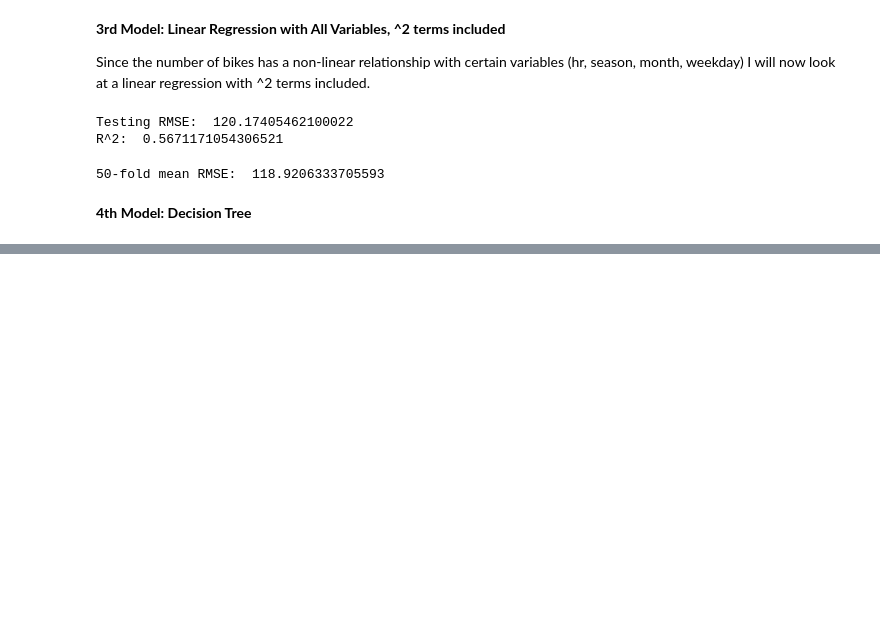
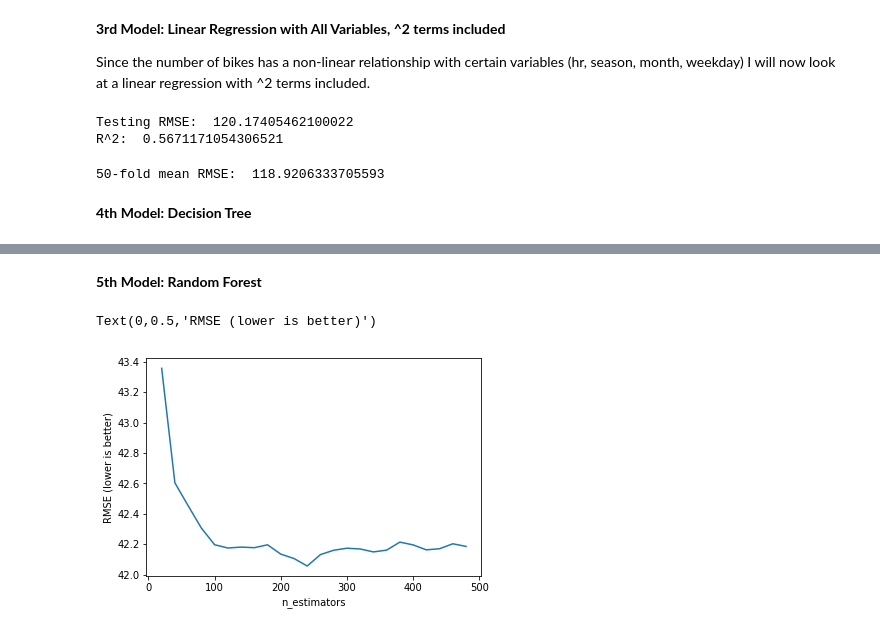
Before and after one commit to meoriordan/Intro-to-Data-Science-Project, a Jupyter notebook: Project.ipynb, the cells around one changed output, grey strips where cells are left out. Saved outputs shown, nothing was run; the diff lists cells and outputs as text; code cells hidden in the pictures; blank space fills up the shorter version.

```diff
--- a/Project.ipynb
+++ b/Project.ipynb
@@ -447,0 +462,22 @@ print("50-fold mean RMSE: ", np.mean(root_mean_squared_errors))
+# %% [markdown]
+**5th Model: Random Forest**
+# %%
+#to find optimal number of estimators
+estimator_range = range(20, 500, 20)
+
+# list to store the average RMSE for each value of n_estimators
+RMSE_scores = []
+
+for estimator in estimator_range:
+    rfreg = RandomForestRegressor(n_estimators=estimator, bootstrap=True, oob_score=True, random_state=1)
+    rfreg.fit(Xtrain3,ytrain3)
+    preds = rfreg.predict(Xtest3)
+    rmse = np.sqrt(mean_squared_error(ytest3,preds))
+    RMSE_scores.append(rmse)
+# %%
+sns.mpl.pyplot.plot(estimator_range, RMSE_scores)
+sns.mpl.pyplot.xlabel('n_estimators')
+sns.mpl.pyplot.ylabel('RMSE (lower is better)')
+# %% [output]
+Text(0,0.5,'RMSE (lower is better)')
+[figure, added]
```
Also changed, not shown: parts of 17 cells of this notebook.
